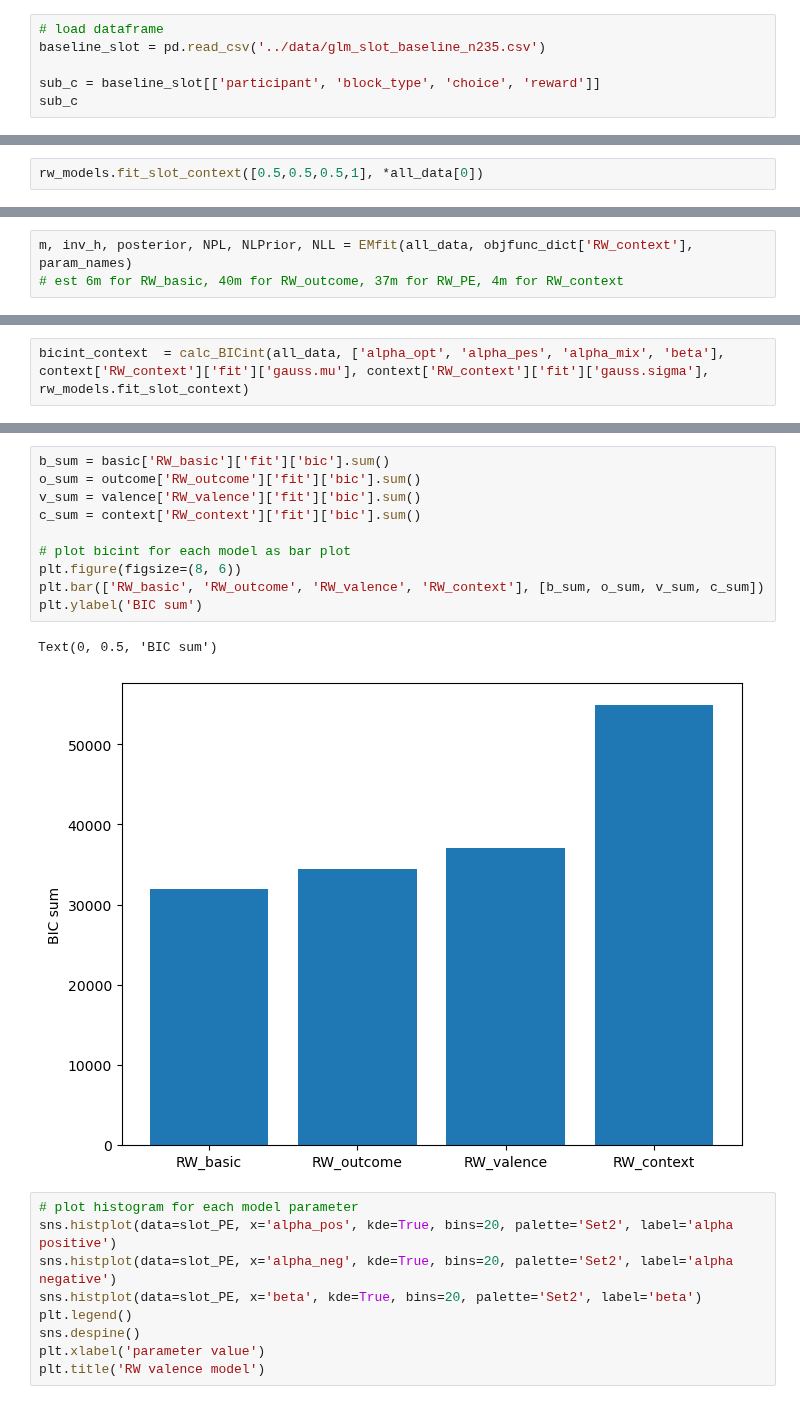
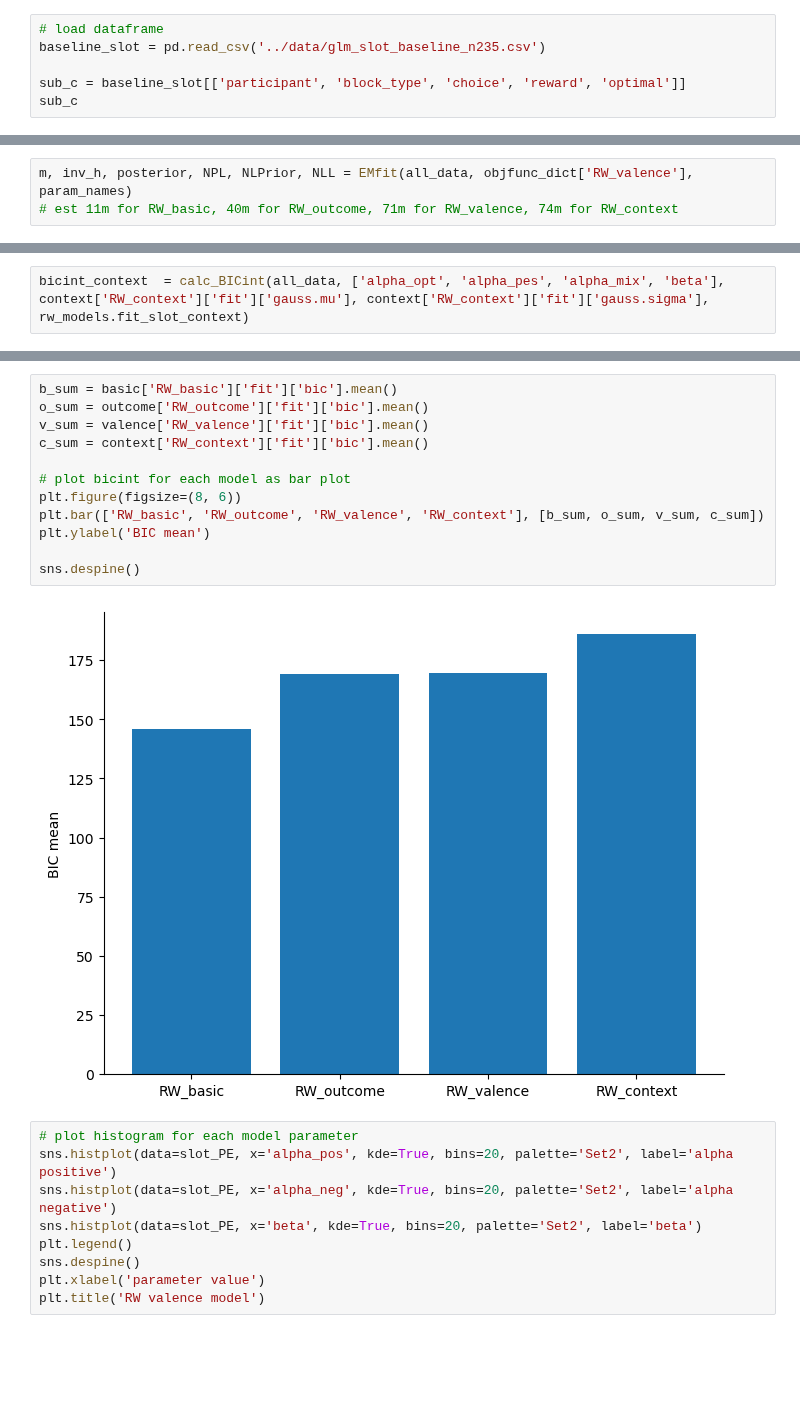
Before and after one commit to shawnrhoads/pyEM, a Jupyter notebook: examples/RW.ipynb, the cells around one changed output, grey strips where cells are left out. Drawn from its saved outputs; the diff is of its cells as text; blank space fills up the shorter version.

Commit message:
added context model code

```diff
--- a/examples/RW.ipynb
+++ b/examples/RW.ipynb
@@ -93,6 +90,6 @@ plotting.plot_choices(subj_dict['choices_A'])
 # load dataframe
 baseline_slot = pd.read_csv('../data/glm_slot_baseline_n235.csv')
 
-sub_c = baseline_slot[['participant', 'block_type', 'choice', 'reward']]
+sub_c = baseline_slot[['participant', 'block_type', 'choice', 'reward', 'optimal']]
 sub_c
 # %% [output]
@@ -264,2 +253,0 @@ array([['numberbar_mixed', 'numberbar_mixed', 'numberbar_mixed',
-# %%
-rw_models.fit_slot_context([0.5,0.5,0.5,1], *all_data[0])
@@ -285,4 +259,4 @@ numberbar_pos
 # %%
-m, inv_h, posterior, NPL, NLPrior, NLL = EMfit(all_data, objfunc_dict['RW_context'], param_names)
-# est 6m for RW_basic, 40m for RW_outcome, 37m for RW_PE, 4m for RW_context
+m, inv_h, posterior, NPL, NLPrior, NLL = EMfit(all_data, objfunc_dict['RW_valence'], param_names)
+# est 11m for RW_basic, 40m for RW_outcome, 71m for RW_valence, 74m for RW_context
 # %% [output]
@@ -746,16 +733,17 @@ Text(0, 0.5, 'BICint')
 # %%
-b_sum = basic['RW_basic']['fit']['bic'].sum()
-o_sum = outcome['RW_outcome']['fit']['bic'].sum()
-v_sum = valence['RW_valence']['fit']['bic'].sum()
-c_sum = context['RW_context']['fit']['bic'].sum()
+b_sum = basic['RW_basic']['fit']['bic'].mean()
+o_sum = outcome['RW_outcome']['fit']['bic'].mean()
+v_sum = valence['RW_valence']['fit']['bic'].mean()
+c_sum = context['RW_context']['fit']['bic'].mean()
 
 # plot bicint for each model as bar plot
 plt.figure(figsize=(8, 6))
 plt.bar(['RW_basic', 'RW_outcome', 'RW_valence', 'RW_context'], [b_sum, o_sum, v_sum, c_sum])
-plt.ylabel('BIC sum')
+plt.ylabel('BIC mean')
+
+sns.despine()
 # %% [output]
-Text(0, 0.5, 'BIC sum')
-[figure, old version]
+[figure, new version]
 # %%
 # plot histogram for each model parameter
 sns.histplot(data=slot_PE, x='alpha_pos', kde=True, bins=20, palette='Set2', label='alpha positive')
```
Also changed, not shown: parts of 25 cells of this notebook, 1 other file.
